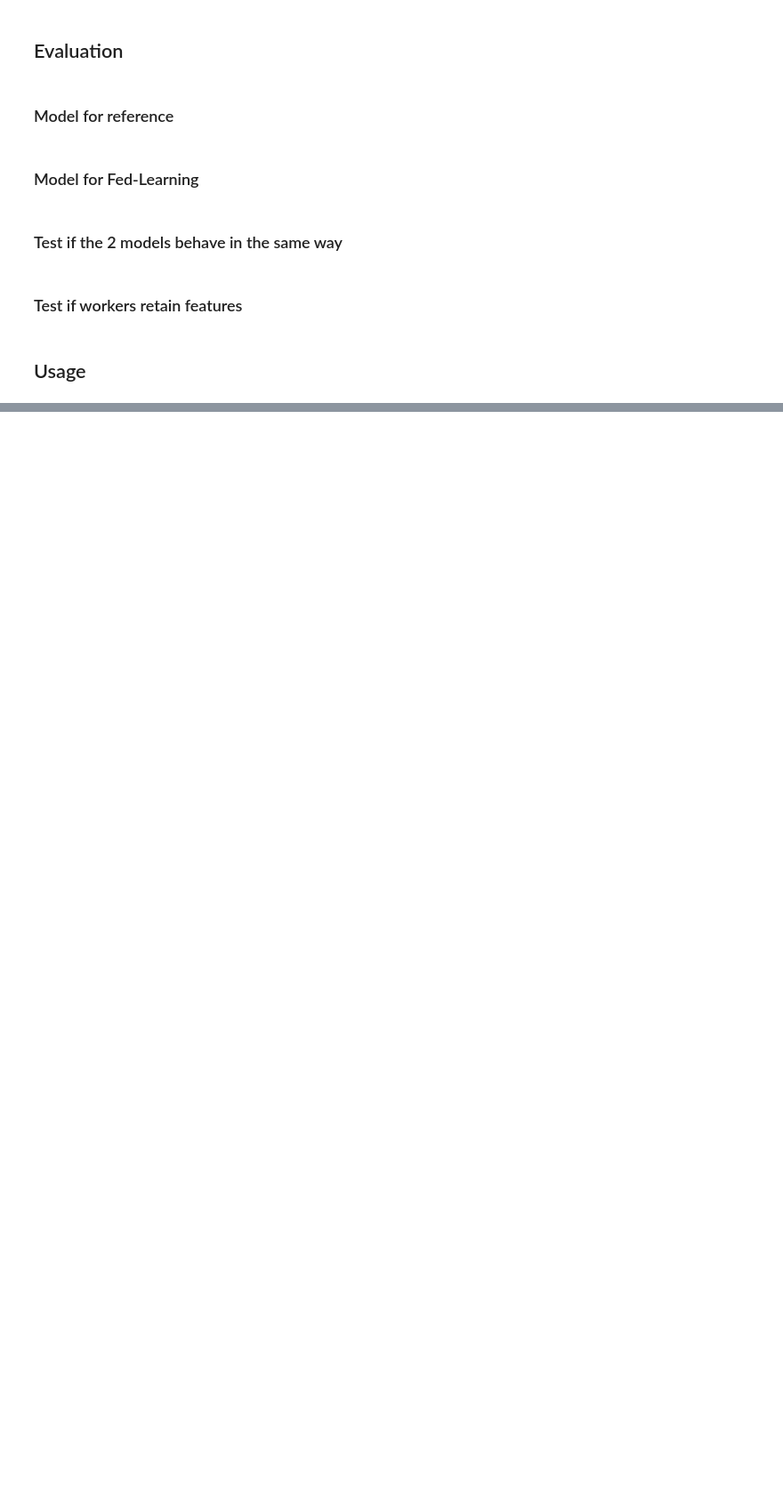
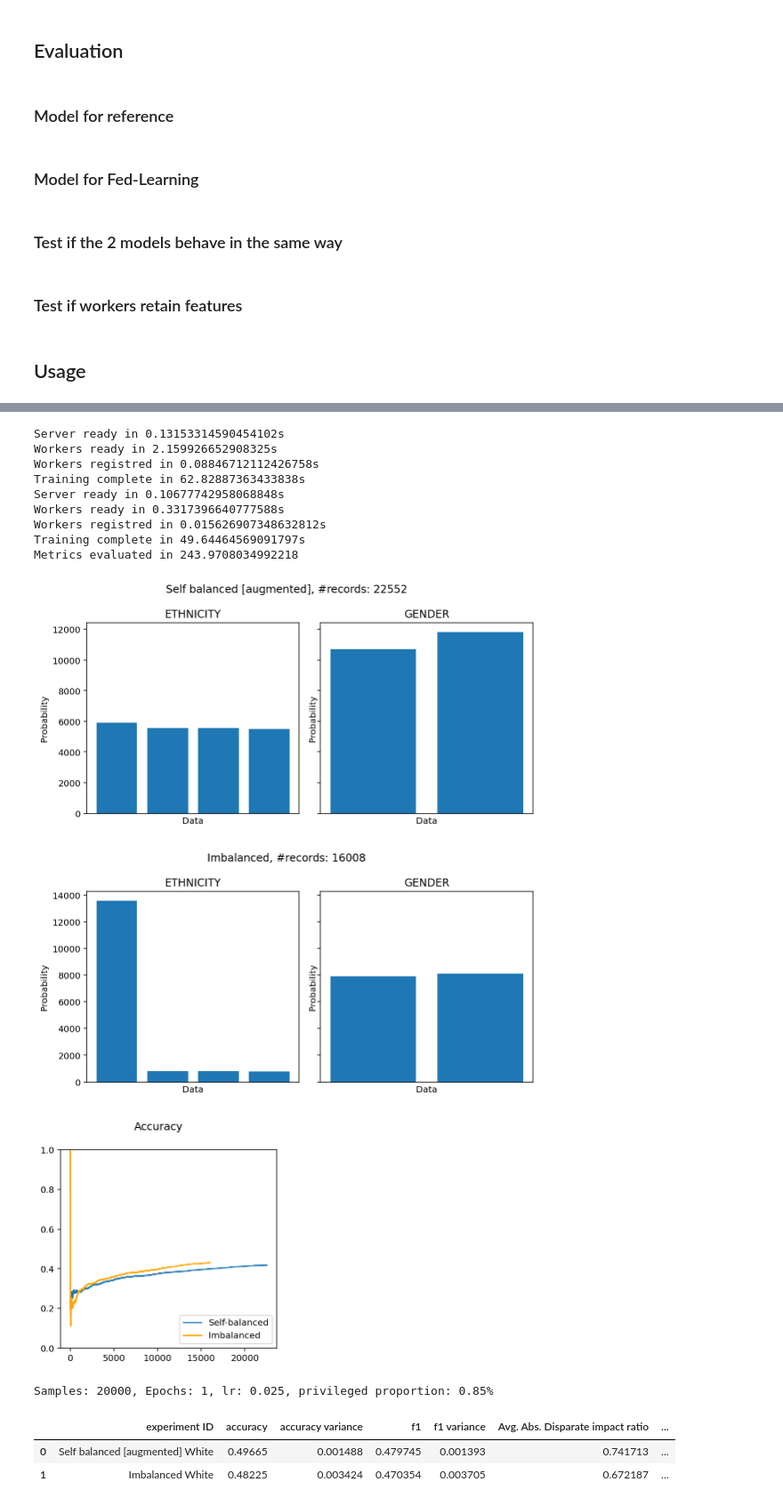
Before and after one commit to StefanoMarzo/balanced-zkp-federated-learning-framework, a Jupyter notebook: zkp-fed-env.ipynb, the cells around one changed output, grey strips where cells are left out. Shown at 89% size. Saved outputs shown, nothing was run; the diff lists cells and outputs as text; code cells hidden in the pictures; blank space fills up the shorter version.

Commit message:
added experiment and evaluation

```diff
--- a/zkp-fed-env.ipynb
+++ b/zkp-fed-env.ipynb
@@ -183,15 +169,18 @@ class ServerInitializer:
     def __init__(self, features, client_prototype):
         self.client_prototype = client_prototype
         self.features = features
+        self.client_prototype_dict = dict()
 
     def create_clients(self):
         clients = []
         for feature in self.features:
+            self.client_prototype_dict[feature] = dict()
             for label in self.features[feature]:
                 client = copy.copy(self.client_prototype)
                 client.feature = feature
                 client.set_label(label)
                 clients += [client]
+                self.client_prototype_dict[feature][label] = client
         return clients
 # %% [markdown]
 ### Client Initializer
@@ -532,7 +528,7 @@ y = np.array([[[[0]]], [[[1]]], [[[1]]], [[[0]]]] * mult_fact)
 
 #train
 for i in range(len(X)):
-    net.fit(X[i], y[i], epochs=epochs_n, learning_rate=learning_rate)
+    net.fit(X[i], y[i], epochs=p['epochs_n'], learning_rate=p['learning_rate'])
 
 # test
 out = net.predict(X)
@@ -542,7 +538,7 @@ out = net.predict(X)
 X = np.array([[[[0, 0]]], [[[0, 1]]], [[[1, 0]]], [[[1, 1]]], [[[1, 2]]]] * mult_fact)
 y = np.array([[[[0]]], [[[1]]], [[[1]]], [[[0]]], [[[2]]]] * mult_fact)
 
-zkp_fed_framework = ZKPFEDFramework(features, not_features, gap=100, max_gap=mult_fact*100)
+zkp_fed_framework = ZKPFEDFramework(p['features'], not_features, gap=100, max_gap=mult_fact*100)
 # network (for federated learning)
 net2 = nn.get_3l_nn(2, 2, 1)
 
@@ -885,0 +621,20 @@ for r in results:
+# %%
+def get_balanced_sample(df, samples=p['data_samples'], rnd=p['seed']):
+    #Ethnicity gender age sample size
+    ethnicity_age_sample_size = round(p['data_samples'] / (round(p['age_range']() / p['age_bins']) * len(p['ETHNICITIES'])))
+
+    balanced_df = pd.concat([
+        df.loc[ethnicity_age_filter(df, e, age_m, age_M)]\
+            .sample(ethnicity_age_sample_size, random_state=p['seed'], replace=True)
+        for e in range(len(p['ETHNICITIES']))
+        #for j in range(len(GENDERS))
+        for (age_m, age_M) in p['bins']()
+    ])
+
+    return balanced_df
+
+_, test_dataset = create_train_test(get_balanced_sample(df))
+
+ethn_test_x_y = create_all_ethnicities_X_y(test_dataset)
+X_test = prepare_X(test_dataset)
+y_test = prepare_y(test_dataset)
@@ -885,0 +891,33 @@ for r in results:
+# %%
+%%notify
+results = []
+for i in range(len(p['ETHNICITIES'])):
+    r = train_compare_pair_balanced_umbalanced(
+            p['features'],
+            not_features,
+            df,
+            i, #numeric
+            gap=p['gap'],
+            max_gap=p['max_gap'],
+            privileged_group_proportion=p['privileged_group_proportion']
+        )
+    results += [r]
+    print(f'Samples: {p["data_samples"]}, Epochs: {p["epochs_n"]}, lr: {p["learning_rate"]}, privileged proportion: {p["privileged_group_proportion"]}%')
+    display(r)
+# %% [output]
+Server ready in 0.13153314590454102s
+Workers ready in 2.159926652908325s
+Workers registred in 0.08846712112426758s
+Training complete in 62.82887363433838s
+Server ready in 0.10677742958068848s
+Workers ready in 0.3317396640777588s
+Workers registred in 0.015626907348632812s
+Training complete in 49.64464569091797s
+Metrics evaluated in 243.9708034992218
+[figure, added]
+[figure, added]
+[figure, added]
+Samples: 20000, Epochs: 1, lr: 0.025, privileged proportion: 0.85%
+|  | experiment ID | accuracy | accuracy variance | f1 | f1 variance | Avg. Abs. Disparate impact ratio | ... |
+| 0 | Self balanced [augmented] White | 0.49665 | 0.001488 | 0.479745 | 0.001393 | 0.741713 | ... |
+| 1 | Imbalanced White | 0.48225 | 0.003424 | 0.470354 | 0.003705 | 0.672187 | ... |
```
Also changed, not shown: parts of 50 cells of this notebook, 5 other files.
